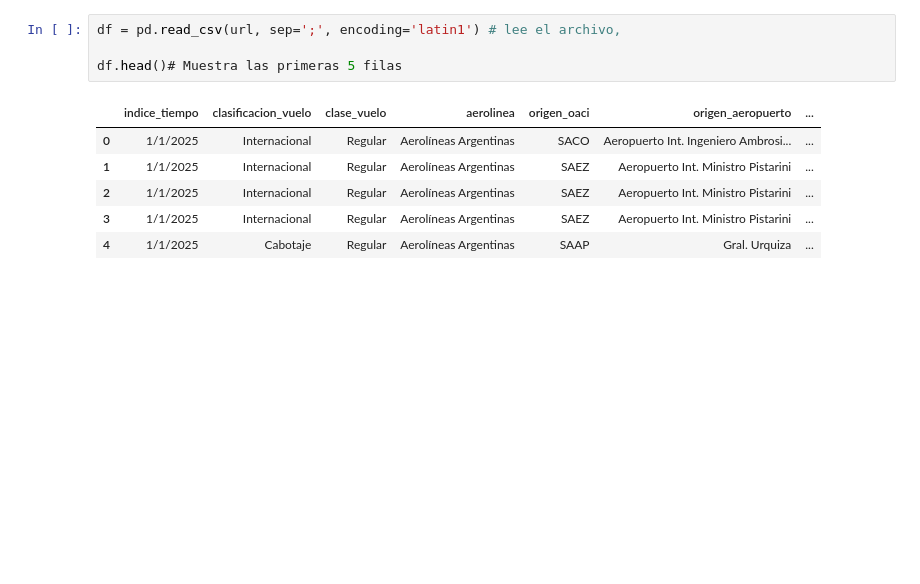
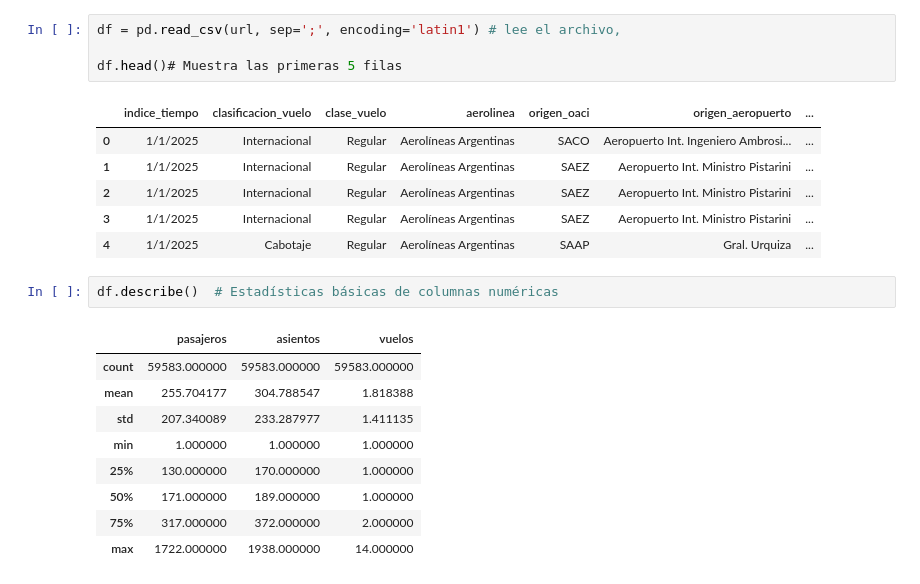
Before and after one commit to tomasrojas88/Data_Science_1, a Jupyter notebook: proyecto_vuelos_argentina2025.ipynb, the cells around one changed output. Cells and saved outputs as stored; diff of their text form; blank space fills up the shorter version.

```diff
--- a/proyecto_vuelos_argentina2025.ipynb
+++ b/proyecto_vuelos_argentina2025.ipynb
@@ -36,3 +36,15 @@ df.head()# Muestra las primeras 5 filas
 | 2 | 1/1/2025 | Internacional | Regular | Aerolíneas Argentinas | SAEZ | Aeropuerto Int. Ministro Pistarini | ... |
 | 3 | 1/1/2025 | Internacional | Regular | Aerolíneas Argentinas | SAEZ | Aeropuerto Int. Ministro Pistarini | ... |
 | 4 | 1/1/2025 | Cabotaje | Regular | Aerolíneas Argentinas | SAAP | Gral. Urquiza | ... |
+# %%
+df.describe()  # Estadísticas básicas de columnas numéricas
+# %% [output]
+|  | pasajeros | asientos | vuelos |
+| count | 59583.000000 | 59583.000000 | 59583.000000 |
+| mean | 255.704177 | 304.788547 | 1.818388 |
+| std | 207.340089 | 233.287977 | 1.411135 |
+| min | 1.000000 | 1.000000 | 1.000000 |
+| 25% | 130.000000 | 170.000000 | 1.000000 |
+| 50% | 171.000000 | 189.000000 | 1.000000 |
+| 75% | 317.000000 | 372.000000 | 2.000000 |
+| max | 1722.000000 | 1938.000000 | 14.000000 |
```
Also changed, not shown: parts of 9 cells of this notebook.
